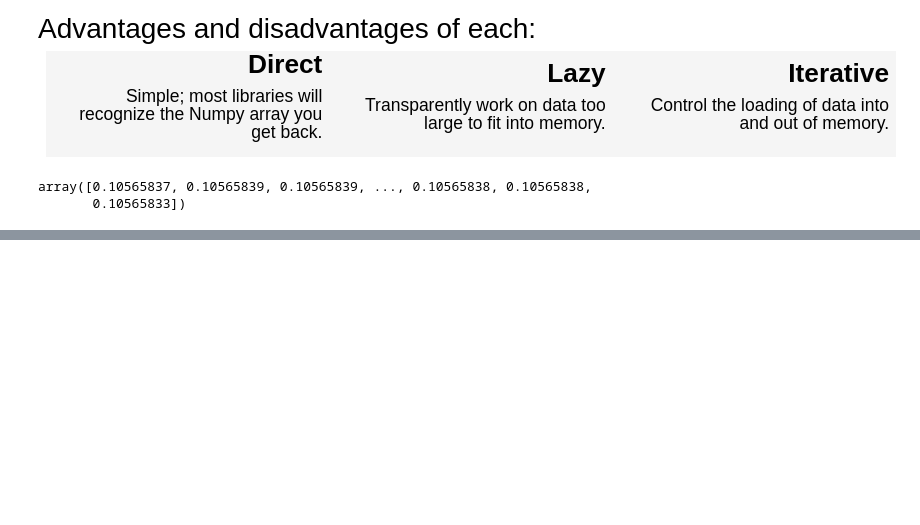
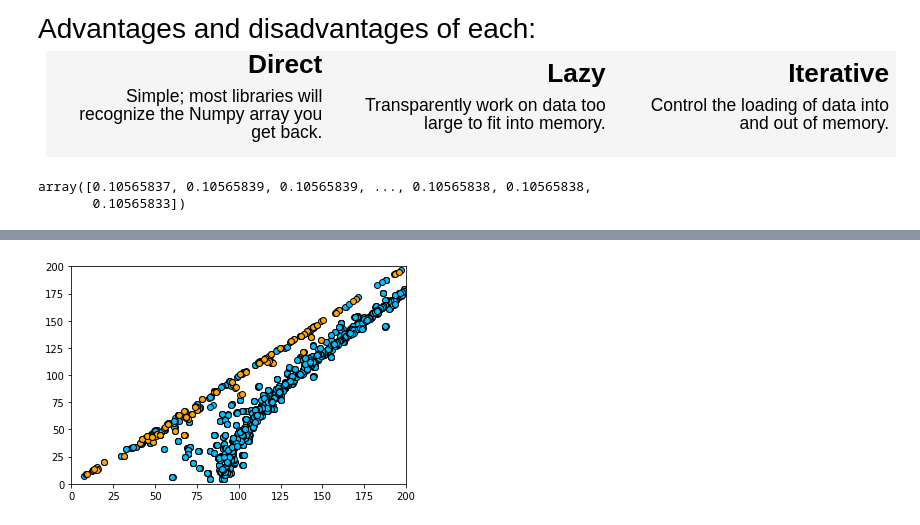
Before and after one commit to jpivarski-talks/2019-06-10-usatlas-argonne-python, a Jupyter notebook: 04-uproot.ipynb, the cells around one changed output, grey strips where cells are left out. Cells and saved outputs as stored; diff of their text form; code cells hidden in the pictures; blank space fills up the shorter version.

```diff
--- a/04-uproot.ipynb
+++ b/04-uproot.ipynb
@@ -129,0 +140,17 @@ array([0.10565837, 0.10565839, 0.10565839, ..., 0.10565838, 0.10565838,
+# %%
+# Let's build a neural network! First, though, we need to set up a problem.
+
+# 2-dimensional for simplicity (easier to visualize and we don't have much data).
+E1, E2, px1, py1, pz1, px2, py2, pz2, Q1, Q2 = events.arrays(["E[12]", "p[xyz][12]", "Q[12]"], outputtype=tuple)
+E = (E1 + E2)
+p = numpy.sqrt((px1 + px2)**2 + (py1 + py2)**2 + (pz1 + pz2)**2)
+
+# Need to predict opposite sign (deepskyblue) vs same sign (orange) using E and p.
+%matplotlib inline
+import matplotlib.pyplot
+matplotlib.pyplot.scatter(E[Q1 != Q2], p[Q1 != Q2], c="deepskyblue", edgecolor="black");
+matplotlib.pyplot.scatter(E[Q1 == Q2], p[Q1 == Q2], c="orange", edgecolor="black");
+matplotlib.pyplot.xlim(0, 200);
+matplotlib.pyplot.ylim(0, 200);
+# %% [output]
+[figure, added]
```
Also changed, not shown: parts of 7 cells of this notebook.
